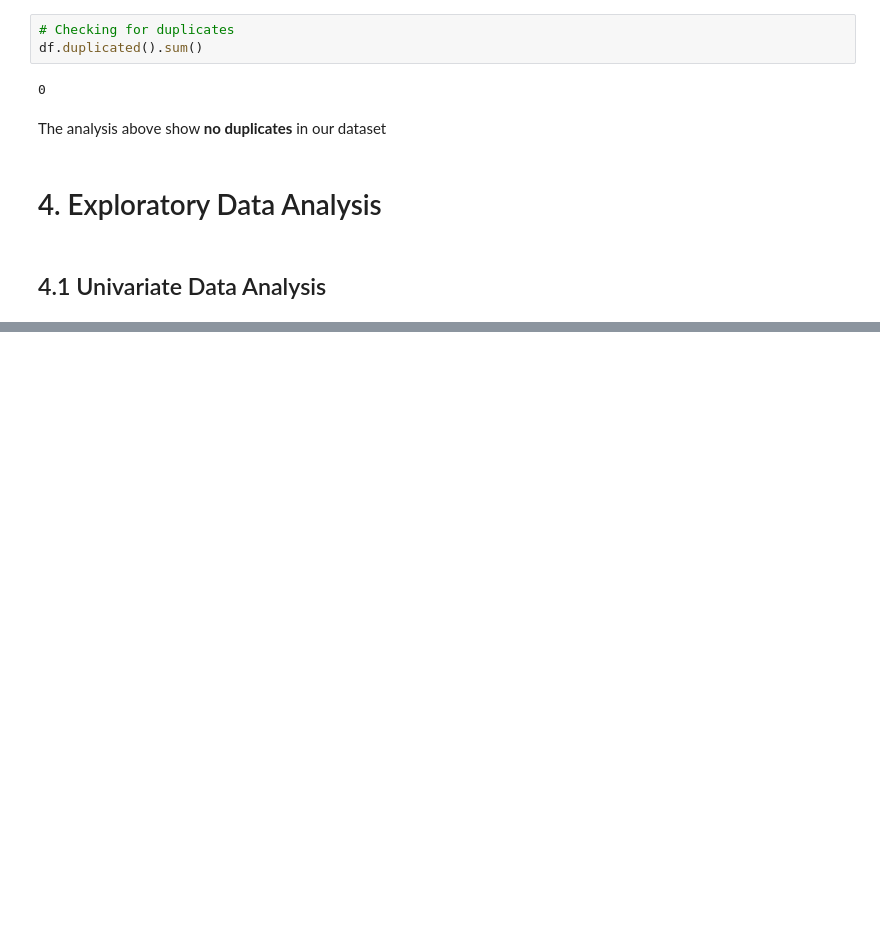
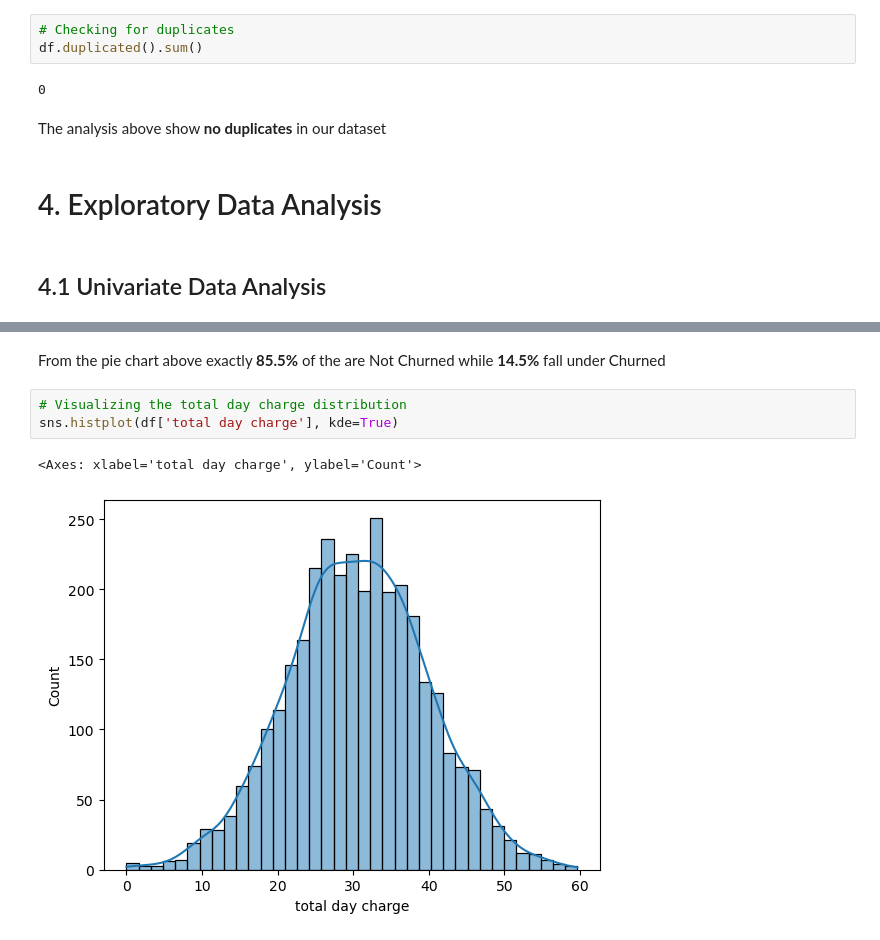
Before and after one commit to DavidChege1/SyriaTel-telecommunications-company, a Jupyter notebook: Index.ipynb, the cells around one changed output, grey strips where cells are left out. Saved outputs shown, nothing was run; the diff lists cells and outputs as text; blank space fills up the shorter version.

```diff
--- a/Index.ipynb
+++ b/Index.ipynb
@@ -140,0 +146,8 @@ plt.show()
+# %% [markdown]
+From the pie chart above exactly **85.5%** of the are Not Churned while **14.5%** fall under Churned
+# %%
+# Visualizing the total day charge distribution
+sns.histplot(df['total day charge'], kde=True)
+# %% [output]
+<Axes: xlabel='total day charge', ylabel='Count'>
+[figure, added]
```
Also changed, not shown: parts of 13 cells of this notebook.
